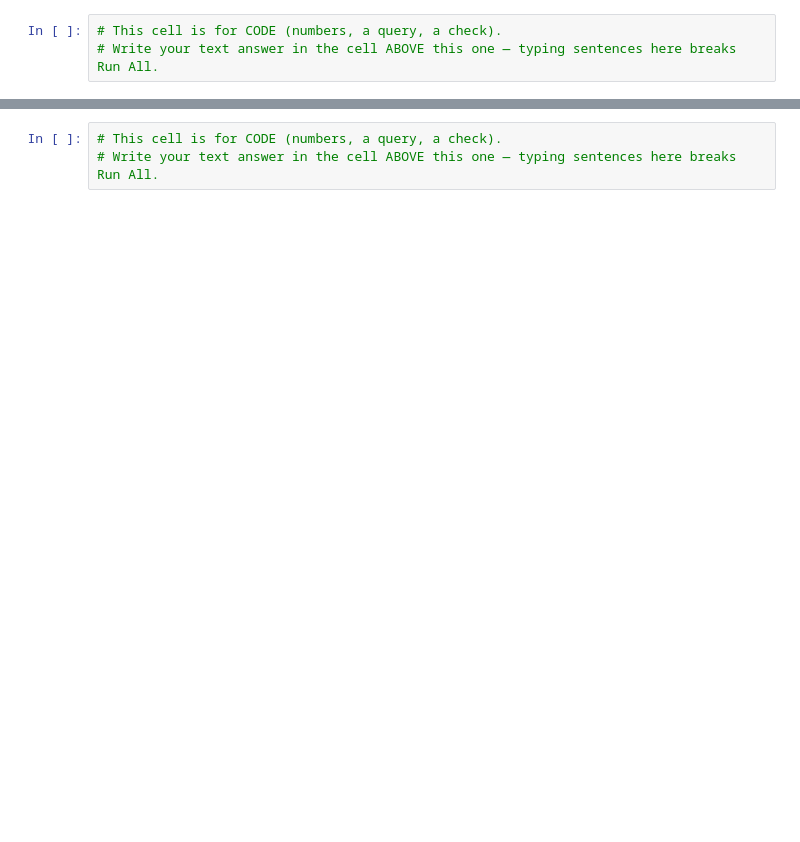
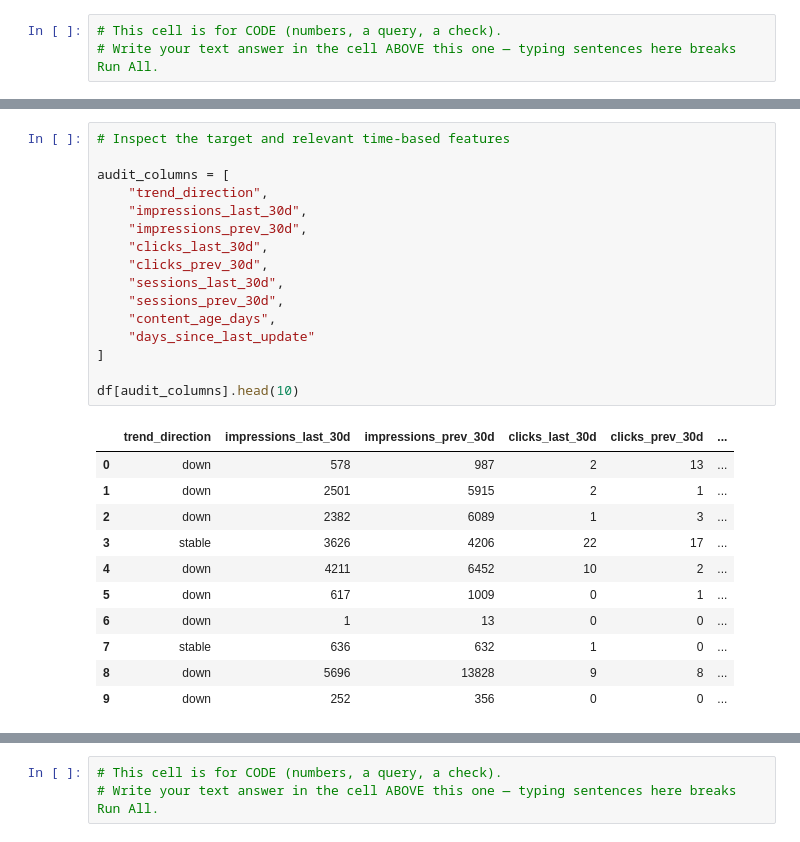
Before and after one commit to aniqaatiq842-commits/Flyrank-ML-INTERNSHIP, a Jupyter notebook: work/notebooks/w06_validation_audit.ipynb, the cells around one changed output, grey strips where cells are left out. Cells and saved outputs as stored; diff of their text form; blank space fills up the shorter version.

```diff
--- a/work/notebooks/w06_validation_audit.ipynb
+++ b/work/notebooks/w06_validation_audit.ipynb
@@ -19,0 +367,28 @@ This skeleton is yours to fill. Work the sections **in order** — each one has
+# %%
+# Inspect the target and relevant time-based features
+
+audit_columns = [
+    "trend_direction",
+    "impressions_last_30d",
+    "impressions_prev_30d",
+    "clicks_last_30d",
+    "clicks_prev_30d",
+    "sessions_last_30d",
+    "sessions_prev_30d",
+    "content_age_days",
+    "days_since_last_update"
+]
+
+df[audit_columns].head(10)
+# %% [output]
+|  | trend_direction | impressions_last_30d | impressions_prev_30d | clicks_last_30d | clicks_prev_30d | ... |
+| 0 | down | 578 | 987 | 2 | 13 | ... |
+| 1 | down | 2501 | 5915 | 2 | 1 | ... |
+| 2 | down | 2382 | 6089 | 1 | 3 | ... |
+| 3 | stable | 3626 | 4206 | 22 | 17 | ... |
+| 4 | down | 4211 | 6452 | 10 | 2 | ... |
+| 5 | down | 617 | 1009 | 0 | 1 | ... |
+| 6 | down | 1 | 13 | 0 | 0 | ... |
+| 7 | stable | 636 | 632 | 1 | 0 | ... |
+| 8 | down | 5696 | 13828 | 9 | 8 | ... |
+| 9 | down | 252 | 356 | 0 | 0 | ... |
```
Also changed, not shown: parts of 26 cells of this notebook.
